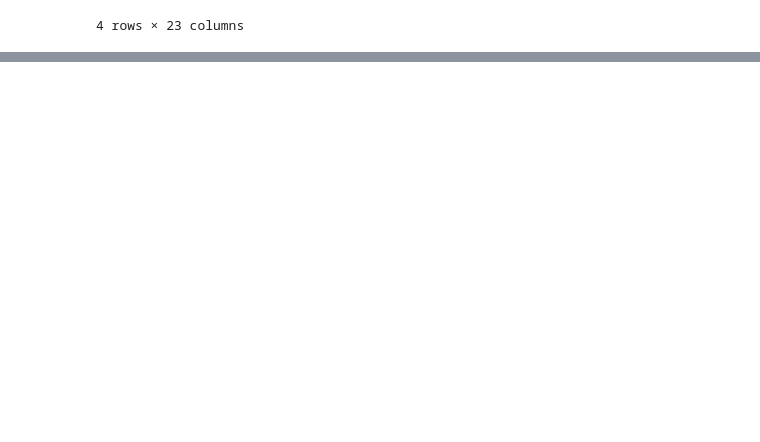
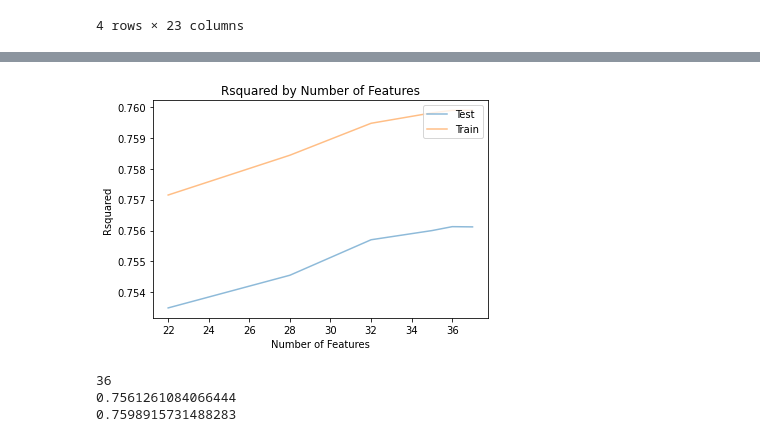
Before and after one commit to wythe0513/Airbnb, a Jupyter notebook: airbnb_seattle.ipynb, the cells around one changed output, grey strips where cells are left out. Cells and saved outputs as stored; diff of their text form; code cells hidden in the pictures; blank space fills up the shorter version.

```diff
--- a/airbnb_seattle.ipynb
+++ b/airbnb_seattle.ipynb
@@ -712,0 +790,9 @@ rating_mean[['property_type_Bed & Breakfast', 'property_type_Boat',
+# %%
+df_lr=df_lr.dropna(subset=['review_scores_rating','review_scores_accuracy',
+                             'review_scores_cleanliness','review_scores_checkin',
+                             'review_scores_communication','review_scores_location',
+                             'review_scores_value','reviews_per_month','bathrooms','beds'], axis=0)
+# %%
+df_lr=df_lr.fillna(method='ffill')
+# %%
+df_lr=df_lr.fillna(method='bfill')
@@ -712,0 +819,16 @@ rating_mean[['property_type_Bed & Breakfast', 'property_type_Boat',
+# %%
+X=df_lr.drop('review_scores_rating', axis=1)
+y=df_lr.review_scores_rating
+cutoffs = [5000, 3500, 2500, 1000, 100, 50, 30, 25]
+# %%
+r2_scores_test, r2_scores_train, lm_model, X_train, X_test, y_train, y_test=t.find_optimal_lm_mod(X, y, cutoffs)
+# %% [output]
+[figure, added]
+# %%
+print(X_train.shape[1]) #Number of columns
+print(r2_scores_test[np.argmax(r2_scores_test)]) # The model we should implement test_r2
+print(r2_scores_train[np.argmax(r2_scores_train)]) # The model we should implement train_r2
+# %% [output]
+36
+0.7561261084066444
+0.7598915731488283
```
Also changed, not shown: parts of 34 cells of this notebook, 2 other files.
